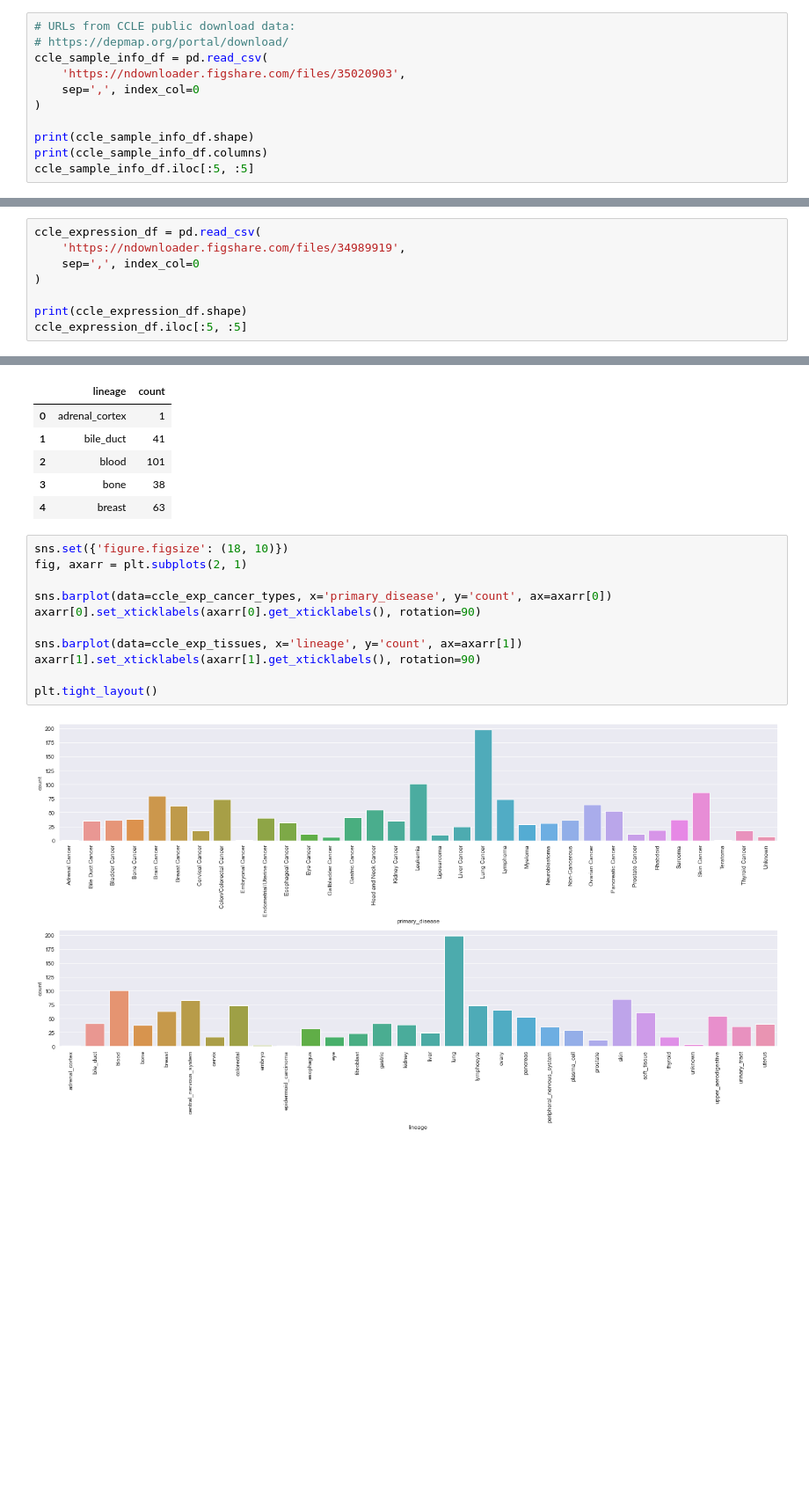
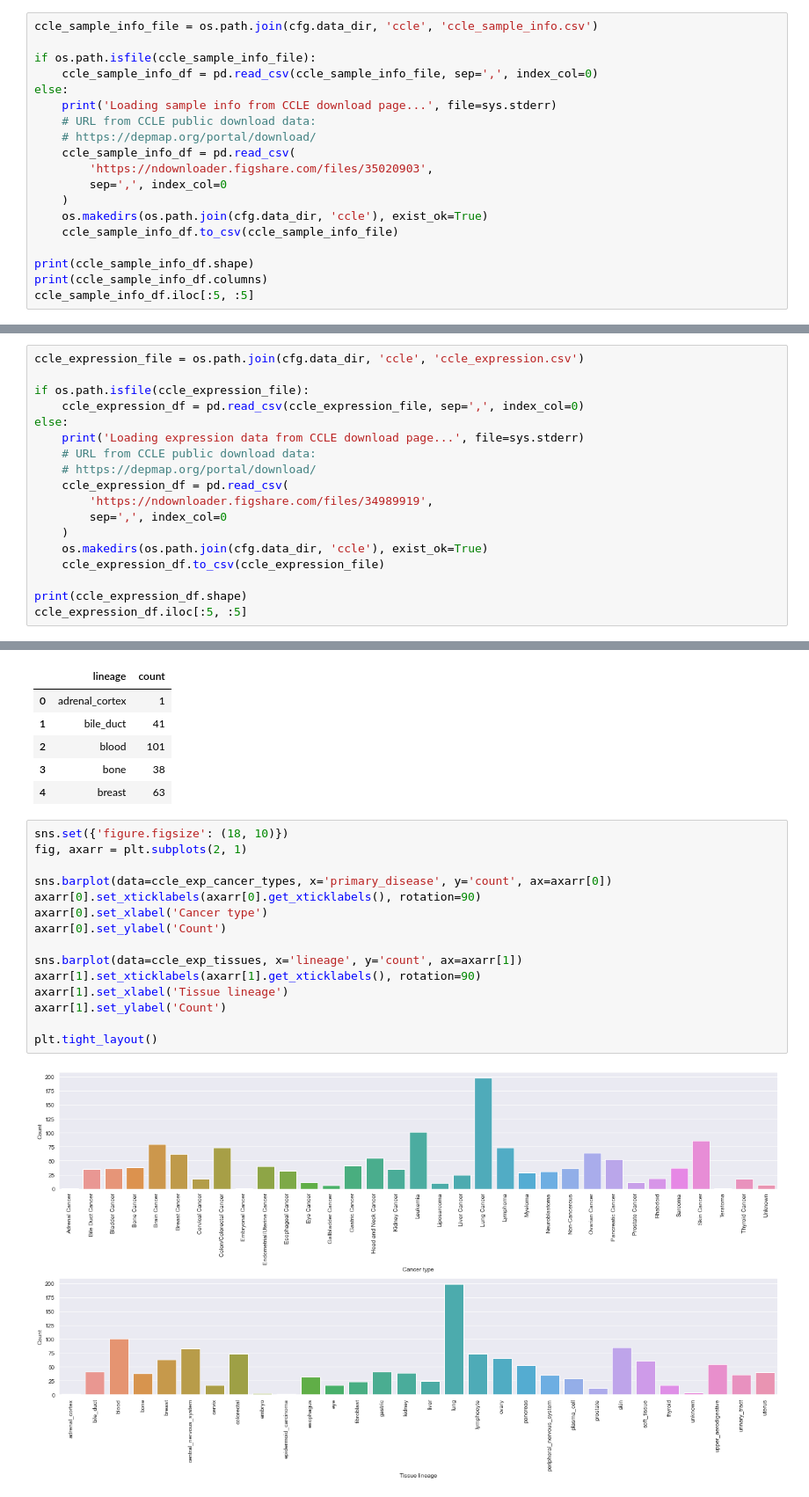
Before and after one commit to greenelab/pancancer-evaluation, a Jupyter notebook: 08_cell_line_prediction/download_data.ipynb, the cells around one changed output, grey strips where cells are left out. Shown: that part at 88% size. Saved outputs shown, nothing was run; the diff lists cells and outputs as text; blank space fills up the shorter version.

Commit message:
save expression data and sample info

```diff
--- a/08_cell_line_prediction/download_data.ipynb
+++ b/08_cell_line_prediction/download_data.ipynb
@@ -13,10 +12,18 @@ import pancancer_evaluation.config as config
 # %%
-# URLs from CCLE public download data:
-# https://depmap.org/portal/download/
-ccle_sample_info_df = pd.read_csv(
-    'https://ndownloader.figshare.com/files/35020903',
-    sep=',', index_col=0
-)
+ccle_sample_info_file = os.path.join(cfg.data_dir, 'ccle', 'ccle_sample_info.csv')
+
+if os.path.isfile(ccle_sample_info_file):
+    ccle_sample_info_df = pd.read_csv(ccle_sample_info_file, sep=',', index_col=0)
+else:
+    print('Loading sample info from CCLE download page...', file=sys.stderr)
+    # URL from CCLE public download data:
+    # https://depmap.org/portal/download/
+    ccle_sample_info_df = pd.read_csv(
+        'https://ndownloader.figshare.com/files/35020903',
+        sep=',', index_col=0
+    )
+    os.makedirs(os.path.join(cfg.data_dir, 'ccle'), exist_ok=True)
+    ccle_sample_info_df.to_csv(ccle_sample_info_file)
 
 print(ccle_sample_info_df.shape)
 print(ccle_sample_info_df.columns)
@@ -41,10 +48,20 @@ Index(['cell_line_name', 'stripped_cell_line_name', 'CCLE_Name', 'alias',
 | ACH-000043 | Hs 895.T | HS895T | HS895T_FIBROBLAST | NaN | NaN |
 | ACH-000049 | HEK TE | HEKTE | HEKTE_KIDNEY | NaN | NaN |
 # %%
-ccle_expression_df = pd.read_csv(
-    'https://ndownloader.figshare.com/files/34989919',
-    sep=',', index_col=0
-)
+ccle_expression_file = os.path.join(cfg.data_dir, 'ccle', 'ccle_expression.csv')
+
+if os.path.isfile(ccle_expression_file):
+    ccle_expression_df = pd.read_csv(ccle_expression_file, sep=',', index_col=0)
+else:
+    print('Loading expression data from CCLE download page...', file=sys.stderr)
+    # URL from CCLE public download data:
+    # https://depmap.org/portal/download/
+    ccle_expression_df = pd.read_csv(
+        'https://ndownloader.figshare.com/files/34989919',
+        sep=',', index_col=0
+    )
+    os.makedirs(os.path.join(cfg.data_dir, 'ccle'), exist_ok=True)
+    ccle_expression_df.to_csv(ccle_expression_file)
 
 print(ccle_expression_df.shape)
 ccle_expression_df.iloc[:5, :5]
@@ -95,13 +112,17 @@ ccle_exp_tissues.head()
 # %%
 sns.set({'figure.figsize': (18, 10)})
 fig, axarr = plt.subplots(2, 1)
 
 sns.barplot(data=ccle_exp_cancer_types, x='primary_disease', y='count', ax=axarr[0])
 axarr[0].set_xticklabels(axarr[0].get_xticklabels(), rotation=90)
+axarr[0].set_xlabel('Cancer type')
+axarr[0].set_ylabel('Count')
 
 sns.barplot(data=ccle_exp_tissues, x='lineage', y='count', ax=axarr[1])
 axarr[1].set_xticklabels(axarr[1].get_xticklabels(), rotation=90)
+axarr[1].set_xlabel('Tissue lineage')
+axarr[1].set_ylabel('Count')
 
 plt.tight_layout()
 # %% [output]
-[figure, old version]
+[figure, new version]
```
Also changed, not shown: parts of 2 cells of this notebook, 1 other file.
